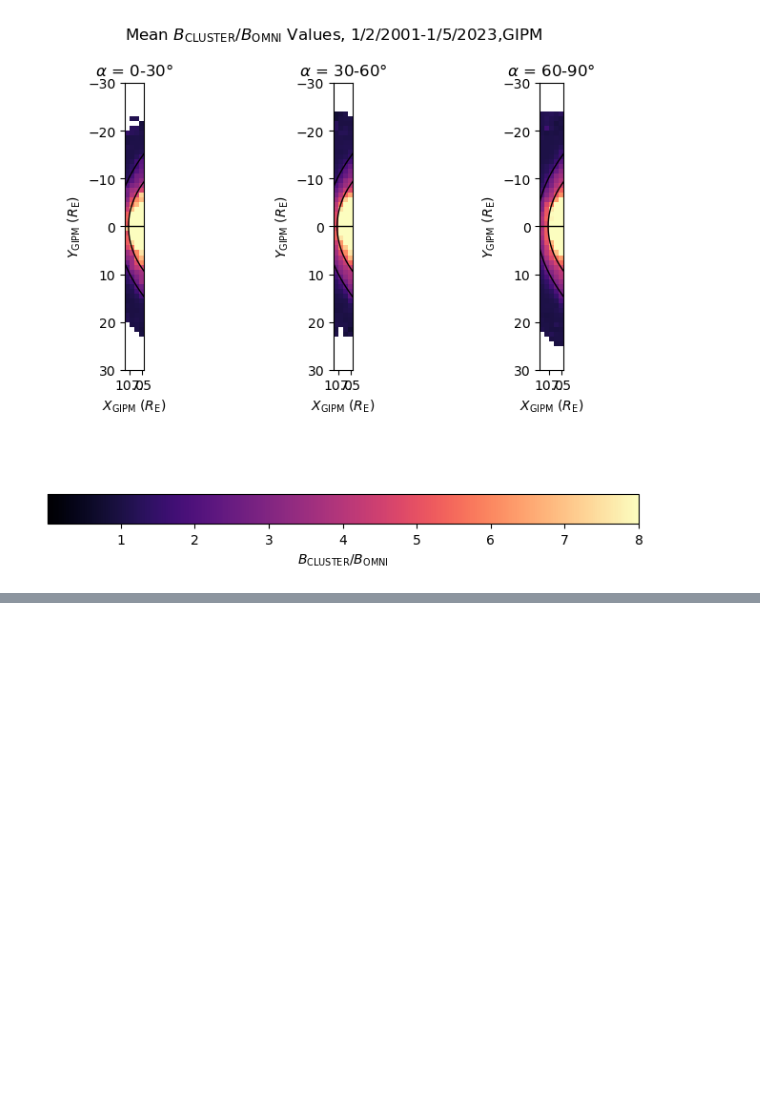
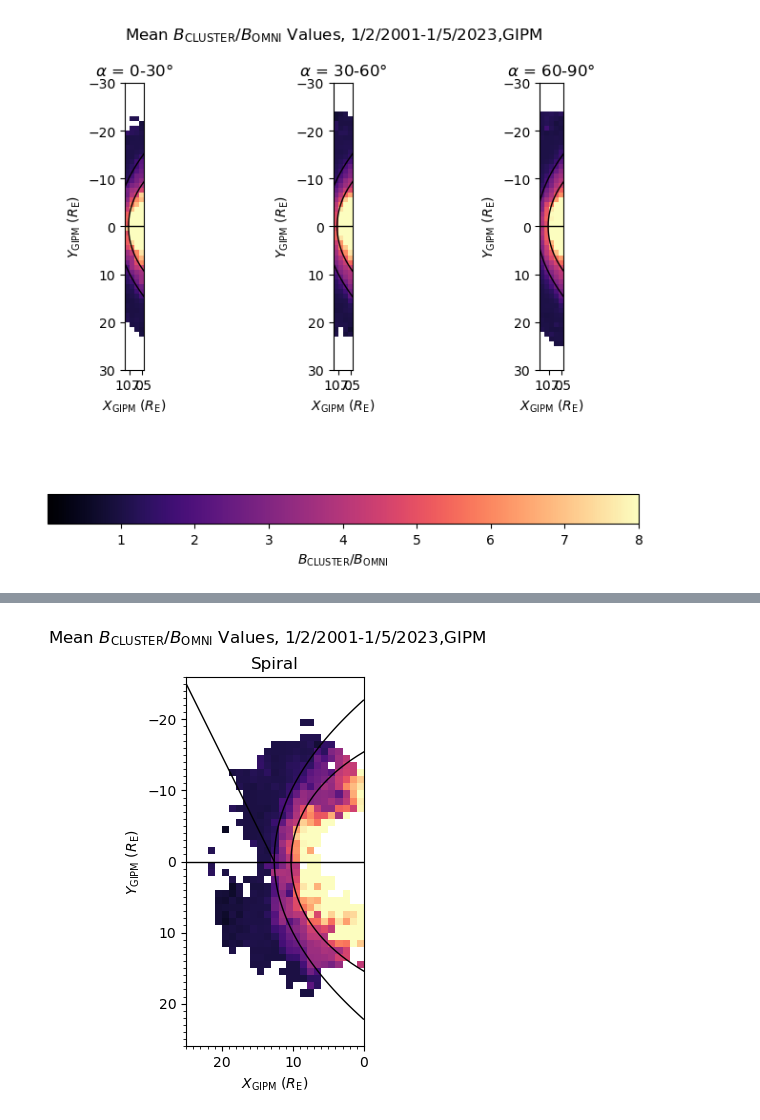
Before and after one commit to solarwindstream/gipm-mapping, a Jupyter notebook: Fine_Binning.ipynb, the cells around one changed output, grey strips where cells are left out. Drawn from its saved outputs; the diff is of its cells as text; code cells hidden in the pictures; blank space fills up the shorter version.

```diff
--- a/Fine_Binning.ipynb
+++ b/Fine_Binning.ipynb
@@ -1839,7 +1840,7 @@ def binned_plot_cuts(rat_list, bin_size, angle):
     ax0.plot(X_shue, R_shue, linewidth=1, color='k')
 
     ax0.set_aspect('equal')
-    ax0.set_title(r'Quasi-Perpendicular')
+    ax0.set_title(r'Spiral')
     ax0.set_xlabel("$X_\\mathrm{GIPM}$ ($R_\\mathrm{E}$)")
     ax0.set_ylabel("$Y_\\mathrm{GIPM}$ ($R_\\mathrm{E}$)")
 
@@ -1859,7 +1860,7 @@ def binned_plot_cuts(rat_list, bin_size, angle):
     ax0.plot([x_s, x_e], [y_s, y_e], color='k',linewidth=1)
     ax0.set_ylim(-26,26)
     ax0.set_xlim(0,25)
-    ax0.vlines(x=[7.5,8.5,9.5,10.5,11.5,12.5,13.5], ymin = -26, ymax = 26, colors=["#006BA4","#FF800E","#CFCFCF","#ABABAB","#5F9ED1", "#C85200", "#FFBC79"] , label=r'7$\leq$ $X_{GIPM}$ < 8')
+    #ax0.vlines(x=[7.5,8.5,9.5,10.5,11.5,12.5,13.5], ymin = -26, ymax = 26, colors=["#006BA4","#FF800E","#CFCFCF","#ABABAB","#5F9ED1", "#C85200", "#FFBC79"] , label=r'7$\leq$ $X_{GIPM}$ < 8')
     ax0.invert_xaxis()
     ax0.invert_yaxis()
     ax0.xaxis.set_minor_locator(MultipleLocator(1))
@@ -2199,0 +2514,5 @@ binned_plot_cuts(mean_rat_rad, mean_rat_spir, mean_rat_perp, 1)
+# %%
+mean_rat_spir = bin_lister(df_spiral, 1)
+binned_plot_cuts(mean_rat_spir, 1, 45)
+# %% [output]
+[figure, added]
```
Also changed, not shown: parts of 9 cells of this notebook.
